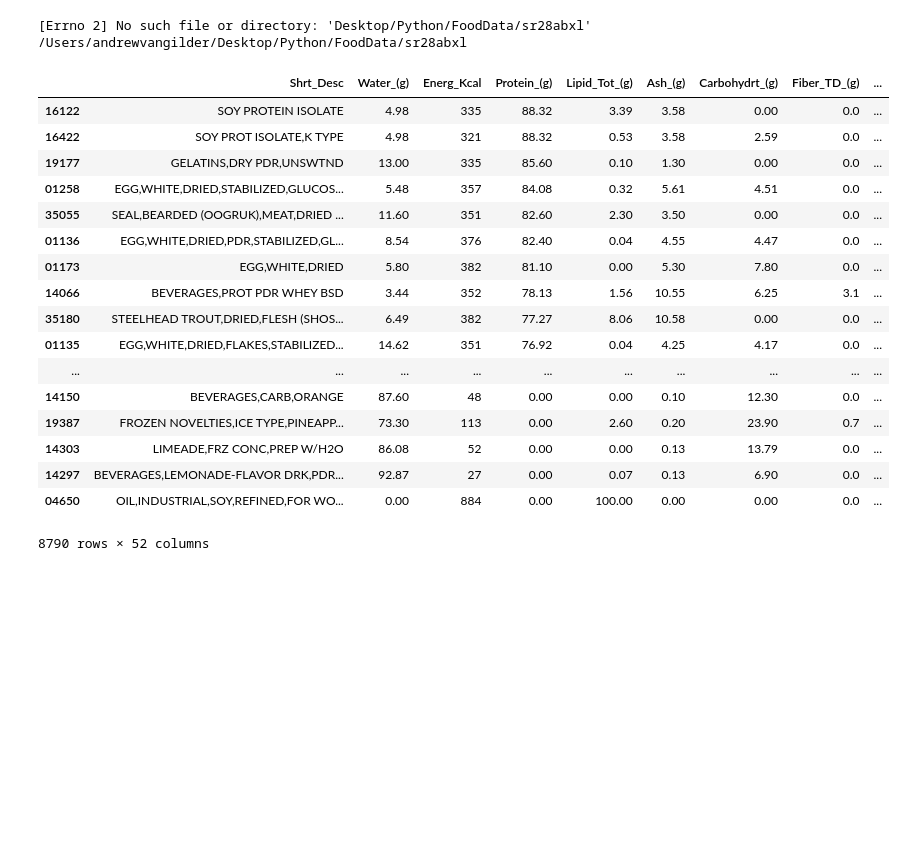
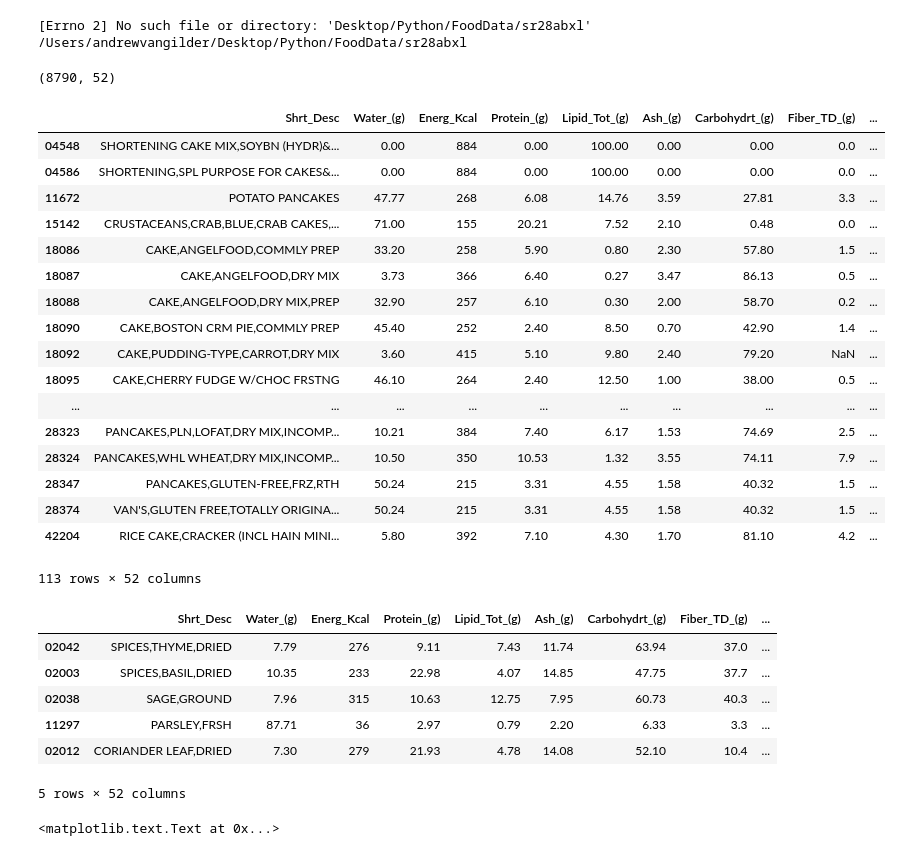
Before and after one commit to AndrewVG23/Python_Projects-, a Jupyter notebook: USDA Food .ipynb, the cells around one changed output. Saved outputs shown, nothing was run; the diff lists cells and outputs as text; code cells hidden in the pictures; blank space fills up the shorter version.

```diff
--- a/USDA Food .ipynb
+++ b/USDA Food .ipynb
@@ -17,24 +20,53 @@ data = list(data)
 idx = [r[0] for r in data]
 data = (itr.islice(r, 1, None) for r in data)
 df = pd.DataFrame(data, index=idx, columns=cols)
+# %%
+df.shape
+# %% [output]
+(8790, 52)
+# %%
+df[df['Shrt_Desc'].str.find('CAKE', start=0, end=None)!=-1]
+# %% [output]
+|  | Shrt_Desc | Water_(g) | Energ_Kcal | Protein_(g) | Lipid_Tot_(g) | Ash_(g) | Carbohydrt_(g) | Fiber_TD_(g) | ... |
+| 04548 | SHORTENING CAKE MIX,SOYBN (HYDR)&... | 0.00 | 884 | 0.00 | 100.00 | 0.00 | 0.00 | 0.0 | ... |
+| 04586 | SHORTENING,SPL PURPOSE FOR CAKES&... | 0.00 | 884 | 0.00 | 100.00 | 0.00 | 0.00 | 0.0 | ... |
+| 11672 | POTATO PANCAKES | 47.77 | 268 | 6.08 | 14.76 | 3.59 | 27.81 | 3.3 | ... |
+| 15142 | CRUSTACEANS,CRAB,BLUE,CRAB CAKES,... | 71.00 | 155 | 20.21 | 7.52 | 2.10 | 0.48 | 0.0 | ... |
+| 18086 | CAKE,ANGELFOOD,COMMLY PREP | 33.20 | 258 | 5.90 | 0.80 | 2.30 | 57.80 | 1.5 | ... |
+| 18087 | CAKE,ANGELFOOD,DRY MIX | 3.73 | 366 | 6.40 | 0.27 | 3.47 | 86.13 | 0.5 | ... |
+| 18088 | CAKE,ANGELFOOD,DRY MIX,PREP | 32.90 | 257 | 6.10 | 0.30 | 2.00 | 58.70 | 0.2 | ... |
+| 18090 | CAKE,BOSTON CRM PIE,COMMLY PREP | 45.40 | 252 | 2.40 | 8.50 | 0.70 | 42.90 | 1.4 | ... |
+| 18092 | CAKE,PUDDING-TYPE,CARROT,DRY MIX | 3.60 | 415 | 5.10 | 9.80 | 2.40 | 79.20 | NaN | ... |
+| 18095 | CAKE,CHERRY FUDGE W/CHOC FRSTNG | 46.10 | 264 | 2.40 | 12.50 | 1.00 | 38.00 | 0.5 | ... |
+| ... | ... | ... | ... | ... | ... | ... | ... | ... | ... |
+| 28323 | PANCAKES,PLN,LOFAT,DRY MIX,INCOMP... | 10.21 | 384 | 7.40 | 6.17 | 1.53 | 74.69 | 2.5 | ... |
+| 28324 | PANCAKES,WHL WHEAT,DRY MIX,INCOMP... | 10.50 | 350 | 10.53 | 1.32 | 3.55 | 74.11 | 7.9 | ... |
+| 28347 | PANCAKES,GLUTEN-FREE,FRZ,RTH | 50.24 | 215 | 3.31 | 4.55 | 1.58 | 40.32 | 1.5 | ... |
+| 28374 | VAN'S,GLUTEN FREE,TOTALLY ORIGINA... | 50.24 | 215 | 3.31 | 4.55 | 1.58 | 40.32 | 1.5 | ... |
+| 42204 | RICE CAKE,CRACKER (INCL HAIN MINI... | 5.80 | 392 | 7.10 | 4.30 | 1.70 | 81.10 | 4.2 | ... |
+113 rows × 52 columns
 # %%
-df.sort_values('Protein_(g)', ascending=False)
+df.sort_values('Vit_K_(µg)', ascending=False).head()
 # %% [output]
 |  | Shrt_Desc | Water_(g) | Energ_Kcal | Protein_(g) | Lipid_Tot_(g) | Ash_(g) | Carbohydrt_(g) | Fiber_TD_(g) | ... |
-| 16122 | SOY PROTEIN ISOLATE | 4.98 | 335 | 88.32 | 3.39 | 3.58 | 0.00 | 0.0 | ... |
-| 16422 | SOY PROT ISOLATE,K TYPE | 4.98 | 321 | 88.32 | 0.53 | 3.58 | 2.59 | 0.0 | ... |
-| 19177 | GELATINS,DRY PDR,UNSWTND | 13.00 | 335 | 85.60 | 0.10 | 1.30 | 0.00 | 0.0 | ... |
-| 01258 | EGG,WHITE,DRIED,STABILIZED,GLUCOS... | 5.48 | 357 | 84.08 | 0.32 | 5.61 | 4.51 | 0.0 | ... |
-| 35055 | SEAL,BEARDED (OOGRUK),MEAT,DRIED ... | 11.60 | 351 | 82.60 | 2.30 | 3.50 | 0.00 | 0.0 | ... |
-| 01136 | EGG,WHITE,DRIED,PDR,STABILIZED,GL... | 8.54 | 376 | 82.40 | 0.04 | 4.55 | 4.47 | 0.0 | ... |
-| 01173 | EGG,WHITE,DRIED | 5.80 | 382 | 81.10 | 0.00 | 5.30 | 7.80 | 0.0 | ... |
-| 14066 | BEVERAGES,PROT PDR WHEY BSD | 3.44 | 352 | 78.13 | 1.56 | 10.55 | 6.25 | 3.1 | ... |
-| 35180 | STEELHEAD TROUT,DRIED,FLESH (SHOS... | 6.49 | 382 | 77.27 | 8.06 | 10.58 | 0.00 | 0.0 | ... |
-| 01135 | EGG,WHITE,DRIED,FLAKES,STABILIZED... | 14.62 | 351 | 76.92 | 0.04 | 4.25 | 4.17 | 0.0 | ... |
-| ... | ... | ... | ... | ... | ... | ... | ... | ... | ... |
-| 14150 | BEVERAGES,CARB,ORANGE | 87.60 | 48 | 0.00 | 0.00 | 0.10 | 12.30 | 0.0 | ... |
-| 19387 | FROZEN NOVELTIES,ICE TYPE,PINEAPP... | 73.30 | 113 | 0.00 | 2.60 | 0.20 | 23.90 | 0.7 | ... |
-| 14303 | LIMEADE,FRZ CONC,PREP W/H2O | 86.08 | 52 | 0.00 | 0.00 | 0.13 | 13.79 | 0.0 | ... |
-| 14297 | BEVERAGES,LEMONADE-FLAVOR DRK,PDR... | 92.87 | 27 | 0.00 | 0.07 | 0.13 | 6.90 | 0.0 | ... |
-| 04650 | OIL,INDUSTRIAL,SOY,REFINED,FOR WO... | 0.00 | 884 | 0.00 | 100.00 | 0.00 | 0.00 | 0.0 | ... |
+| 02042 | SPICES,THYME,DRIED | 7.79 | 276 | 9.11 | 7.43 | 11.74 | 63.94 | 37.0 | ... |
+| 02003 | SPICES,BASIL,DRIED | 10.35 | 233 | 22.98 | 4.07 | 14.85 | 47.75 | 37.7 | ... |
+| 02038 | SAGE,GROUND | 7.96 | 315 | 10.63 | 12.75 | 7.95 | 60.73 | 40.3 | ... |
+| 11297 | PARSLEY,FRSH | 87.71 | 36 | 2.97 | 0.79 | 2.20 | 6.33 | 3.3 | ... |
+| 02012 | CORIANDER LEAF,DRIED | 7.30 | 279 | 21.93 | 4.78 | 14.08 | 52.10 | 10.4 | ... |
-8790 rows × 52 columns
+5 rows × 52 columns
+# %%
+Count = df.iloc[0][1:15]
+Name = df.columns[1:15]
+
+r_name = np.arange(len(Name))
+
+
+plt.figure(figsize=(10,5))
+plt.bar(r_name, Count, align='center', alpha=.5)
+plt.xticks(r_name, Name)
+plt.ylabel('Grams')
+plt.title('Butter')
+#plt.show()
+# %% [output]
+<matplotlib.text.Text at 0x...>
```
Also changed, not shown: parts of 1 cell of this notebook, 1 other file.
